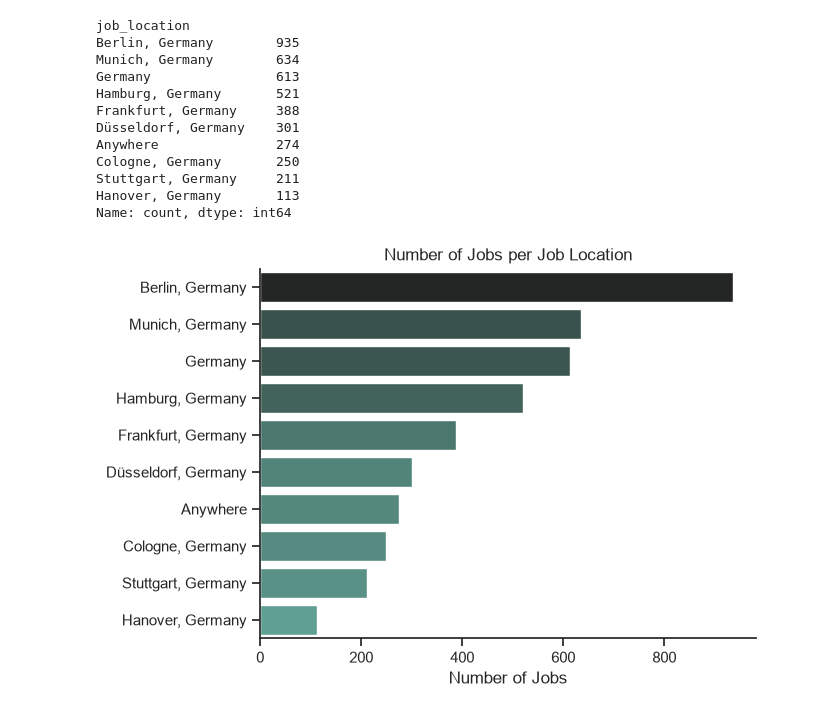
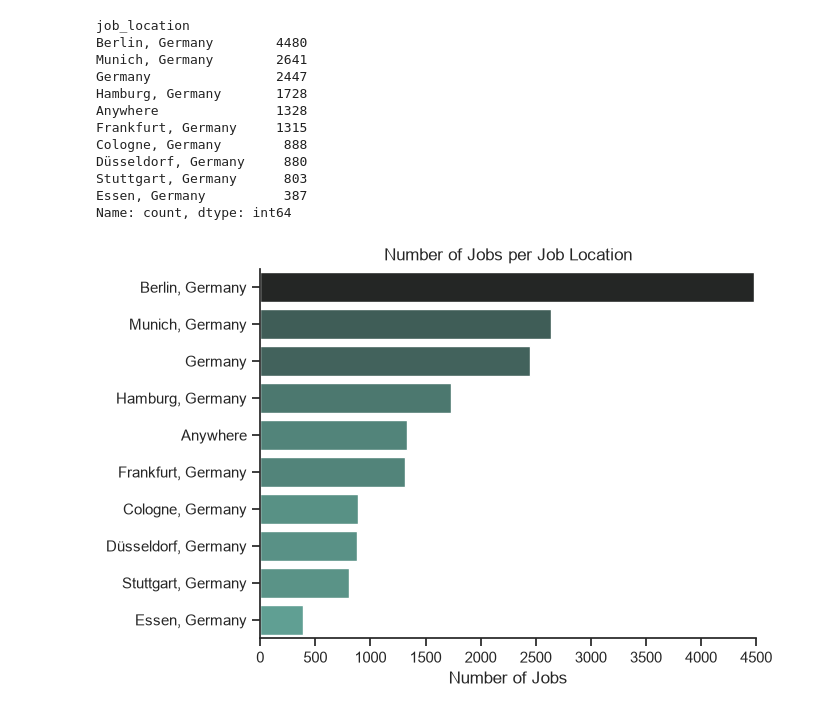
Before and after one commit to dmitriimaslov-dm/Germany-Data-Jobs-Analysis, a Jupyter notebook: 1_EDA_Intro.ipynb, the cells around one changed output. Saved outputs shown, nothing was run; the diff lists cells and outputs as text; code cells hidden in the pictures.

```diff
--- a/1_EDA_Intro.ipynb
+++ b/1_EDA_Intro.ipynb
@@ -11,34 +11,35 @@ df = dataset['train'].to_pandas()
 df['job_posted_date'] = pd.to_datetime(df['job_posted_date'])
 df['job_skills'] = df['job_skills'].apply(lambda x: ast.literal_eval(x) if pd.notna(x) else x)
 # %%
-df_DA_DE = df[(df['job_country'] == 'Germany') & (df['job_title_short'] == 'Data Analyst')]
+df_DE = df[df['job_country'] == 'Germany']
 # %%
-df_DA_DE['job_location'].value_counts().head(10)
+df_DE['job_location'].value_counts().head(10)
 # %% [output]
 job_location
-Berlin, Germany        935
-Munich, Germany        634
-Germany                613
-Hamburg, Germany       521
-Frankfurt, Germany     388
-Düsseldorf, Germany    301
-Anywhere               274
-Cologne, Germany       250
-Stuttgart, Germany     211
-Hanover, Germany       113
+Berlin, Germany        4480
+Munich, Germany        2641
+Germany                2447
+Hamburg, Germany       1728
+Anywhere               1328
+Frankfurt, Germany     1315
+Cologne, Germany        888
+Düsseldorf, Germany     880
+Stuttgart, Germany      803
+Essen, Germany          387
 Name: count, dtype: int64
 # %%
-df_for_plot = df_DA_DE['job_location'].value_counts().head(10).to_frame()
+df_for_plot = df_DE['job_location'].value_counts().head(10).to_frame()
 
 sns.set_theme(style='ticks')
 sns.barplot(data=df_for_plot, x='count', y='job_location', hue='count', palette='dark:#5A9_r', legend=False)
 sns.despine()
 plt.title('Number of Jobs per Job Location')
 plt.xlabel('Number of Jobs')
 plt.ylabel('')
+plt.xlim(0, 4500)
 plt.show()
 # %% [output]
-[figure, old version]
+[figure, new version]
 # %%
 dict_column = {
     'job_work_from_home': 'Work from Home Offered',
```
Also changed, not shown: parts of 2 cells of this notebook, 1 other file.
